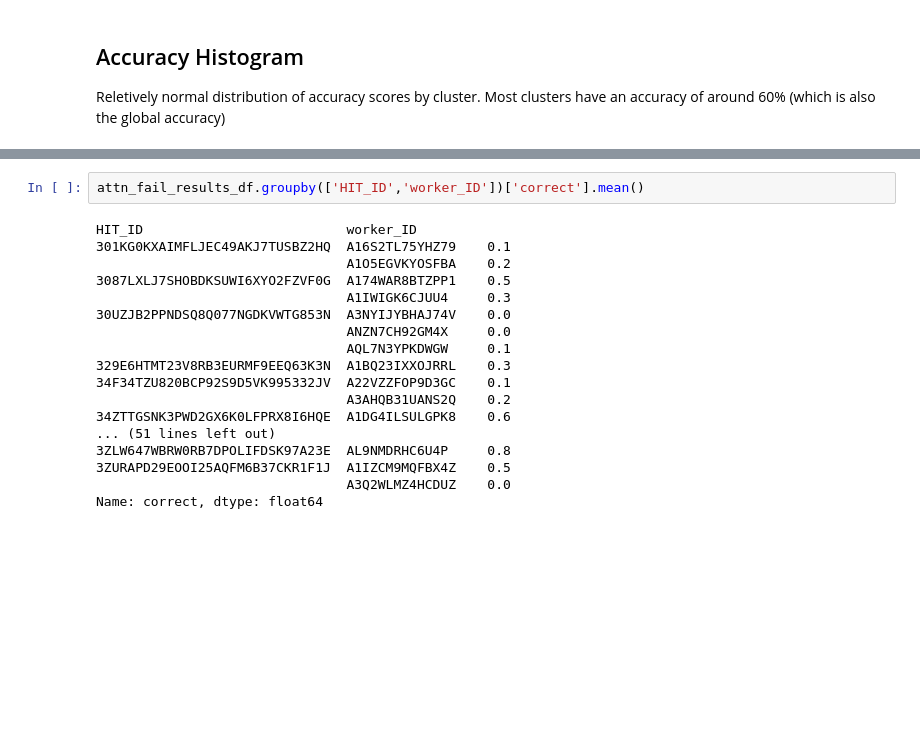
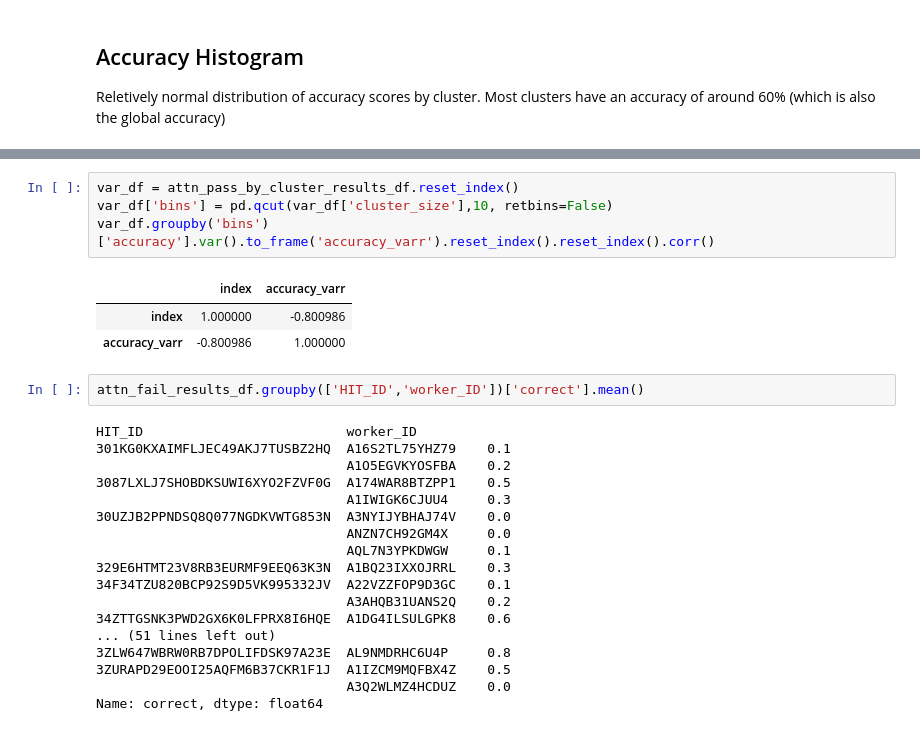
Before and after one commit to jmaddock/knowledge_graph, a Jupyter notebook: mturk_read_results_10-6-20.ipynb, the cells around one changed output, grey strips where cells are left out. Cells and saved outputs as stored; diff of their text form; blank space fills up the shorter version.

```diff
--- a/mturk_read_results_10-6-20.ipynb
+++ b/mturk_read_results_10-6-20.ipynb
@@ -184,3 +238,11 @@ attn_pass_results_df.groupby(['cluster','label'])['correct'].mean().hist(bins=10
+# %%
+var_df = attn_pass_by_cluster_results_df.reset_index()
+var_df['bins'] = pd.qcut(var_df['cluster_size'],10, retbins=False)
+var_df.groupby('bins')['accuracy'].var().to_frame('accuracy_varr').reset_index().reset_index().corr()
+# %% [output]
+|  | index | accuracy_varr |
+| index | 1.000000 | -0.800986 |
+| accuracy_varr | -0.800986 | 1.000000 |
 # %%
 attn_fail_results_df.groupby(['HIT_ID','worker_ID'])['correct'].mean()
 # %% [output]
```
Also changed, not shown: parts of 8 cells of this notebook.
